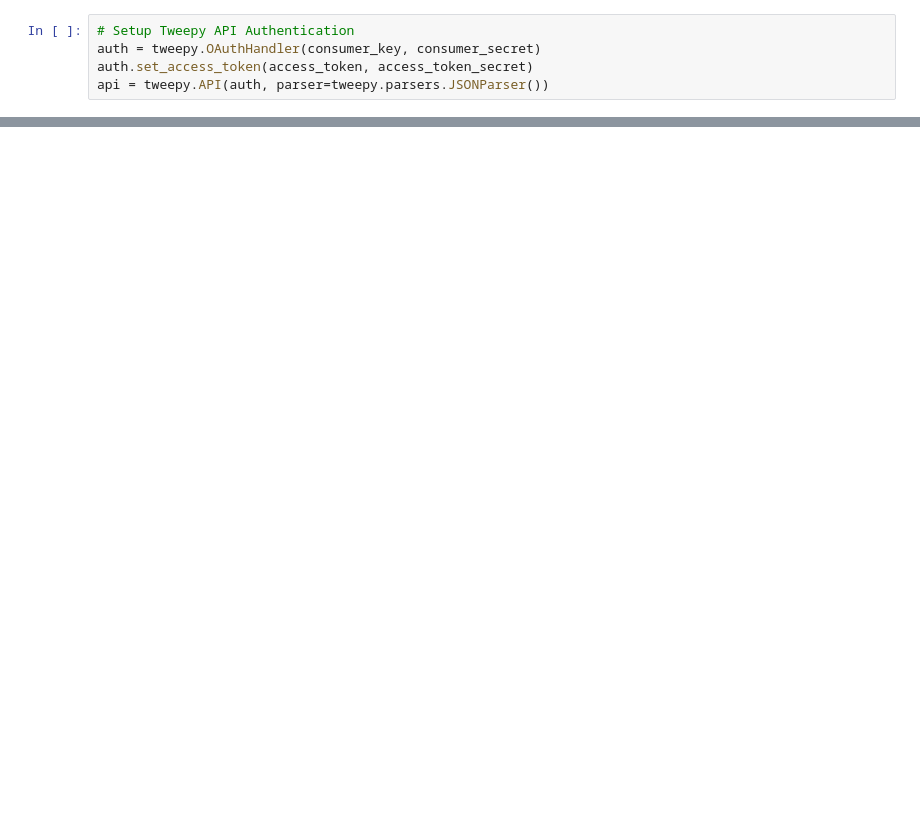
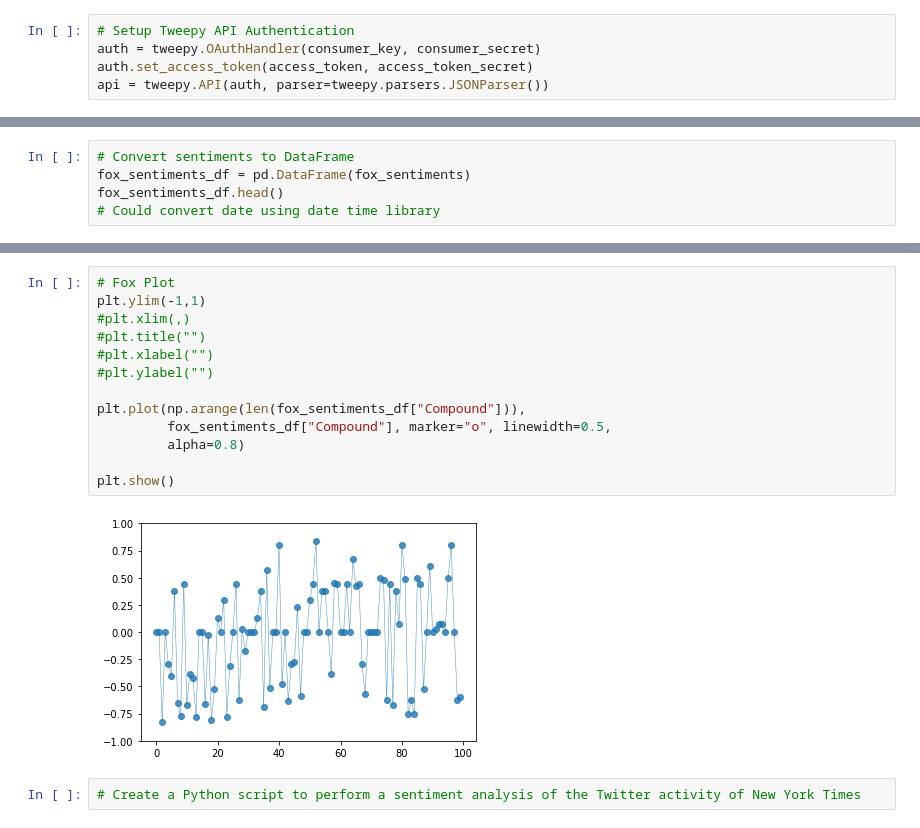
Before and after one commit to ehyoder/Social_Analytics_HW, a Jupyter notebook: Social_Analytics_Hw.ipynb, the cells around one changed output, grey strips where cells are left out. Saved outputs shown, nothing was run; the diff lists cells and outputs as text; blank space fills up the shorter version.

```diff
--- a/Social_Analytics_Hw.ipynb
+++ b/Social_Analytics_Hw.ipynb
@@ -89,0 +270,5 @@ plt.show()
+# %%
+# Convert sentiments to DataFrame
+fox_sentiments_df = pd.DataFrame(fox_sentiments)
+fox_sentiments_df.head()
+# Could convert date using date time library
@@ -89,0 +282,17 @@ plt.show()
+# %%
+# Fox Plot
+plt.ylim(-1,1)
+#plt.xlim(,)
+#plt.title("")
+#plt.xlabel("")
+#plt.ylabel("")
+
+plt.plot(np.arange(len(fox_sentiments_df["Compound"])),
+         fox_sentiments_df["Compound"], marker="o", linewidth=0.5,
+         alpha=0.8)
+
+plt.show()
+# %% [output]
+[figure, added]
+# %%
+# Create a Python script to perform a sentiment analysis of the Twitter activity of New York Times
```
Also changed, not shown: parts of 12 cells of this notebook.
